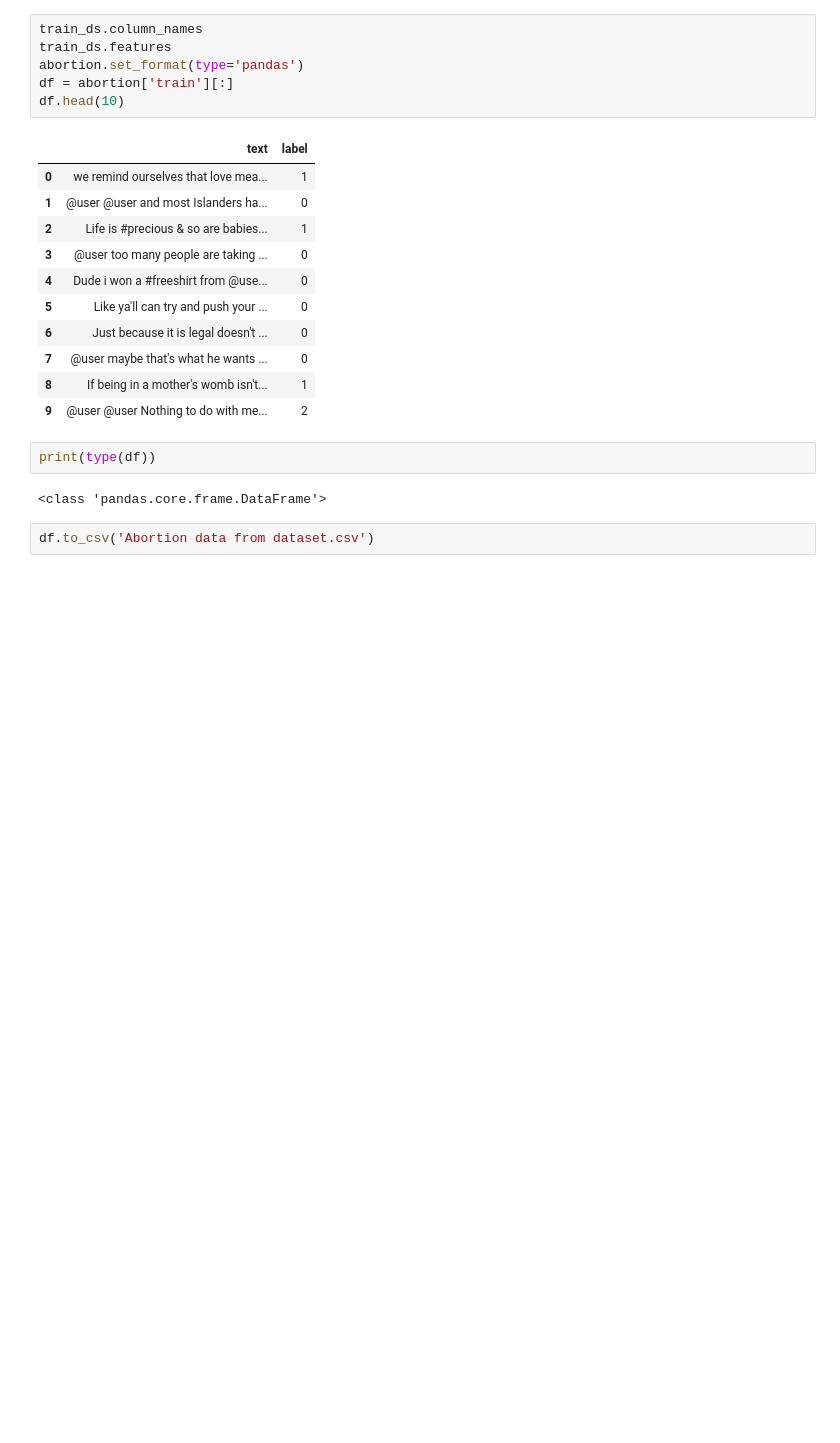
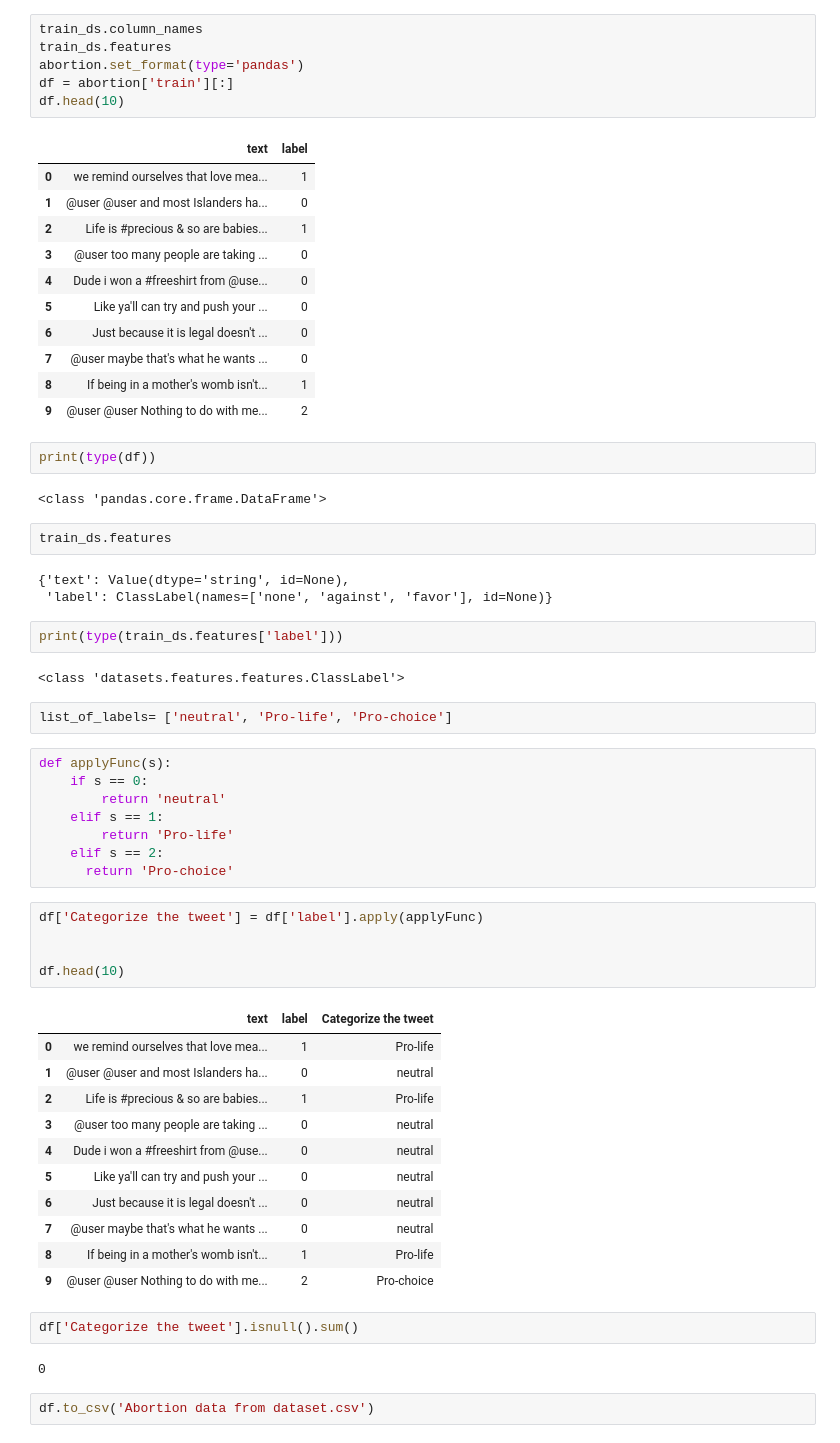
Before and after one commit to ushifali/Twiter_Analysis_Abortion_Law_US, a Jupyter notebook: Extracting and Saving Data from Datasets package.ipynb, the cells around one changed output. Drawn from its saved outputs; the diff is of its cells as text; blank space fills up the shorter version.

```diff
--- a/Extracting and Saving Data from Datasets package.ipynb
+++ b/Extracting and Saving Data from Datasets package.ipynb
@@ -76,5 +77,45 @@ df.head(10)
 print(type(df))
 # %% [output]
 <class 'pandas.core.frame.DataFrame'>
+# %%
+train_ds.features
+# %% [output]
+{'text': Value(dtype='string', id=None),
+ 'label': ClassLabel(names=['none', 'against', 'favor'], id=None)}
+# %%
+print(type(train_ds.features['label']))
+# %% [output]
+<class 'datasets.features.features.ClassLabel'>
+# %%
+list_of_labels= ['neutral', 'Pro-life', 'Pro-choice']
+# %%
+def applyFunc(s):
+    if s == 0:
+        return 'neutral'
+    elif s == 1:
+        return 'Pro-life'
+    elif s == 2:
+      return 'Pro-choice'
+# %%
+df['Categorize the tweet'] = df['label'].apply(applyFunc)
+
+
+df.head(10)
+# %% [output]
+|  | text | label | Categorize the tweet |
+| 0 | we remind ourselves that love mea... | 1 | Pro-life |
+| 1 | @user @user and most Islanders ha... | 0 | neutral |
+| 2 | Life is #precious & so are babies... | 1 | Pro-life |
+| 3 | @user too many people are taking ... | 0 | neutral |
+| 4 | Dude i won a #freeshirt from @use... | 0 | neutral |
+| 5 | Like ya'll can try and push your ... | 0 | neutral |
+| 6 | Just because it is legal doesn't ... | 0 | neutral |
+| 7 | @user maybe that's what he wants ... | 0 | neutral |
+| 8 | If being in a mother's womb isn't... | 1 | Pro-life |
+| 9 | @user @user Nothing to do with me... | 2 | Pro-choice |
+# %%
+df['Categorize the tweet'].isnull().sum()
+# %% [output]
+0
 # %%
 df.to_csv('Abortion data from dataset.csv')
```
Also changed, not shown: parts of 2 cells of this notebook.
